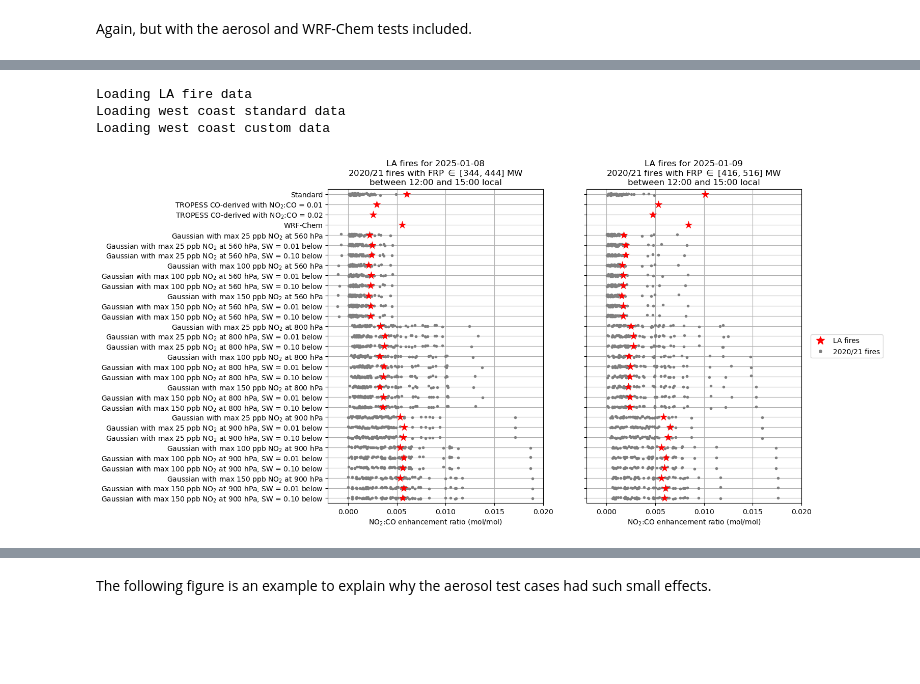
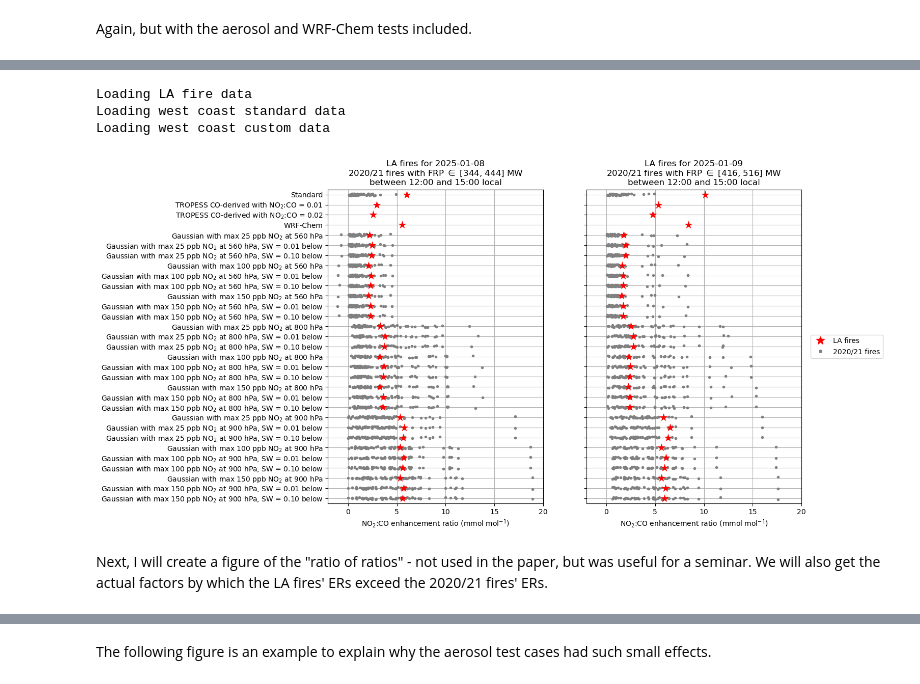
Before and after one commit to NASA-TROPESS/la-fires-2025-notebook, a Jupyter notebook: EST LA Fires.ipynb, the cells around one changed output, grey strips where cells are left out. Drawn from its saved outputs; the diff is of its cells as text; code cells hidden in the pictures; blank space fills up the shorter version.

```diff
--- a/EST LA Fires.ipynb
+++ b/EST LA Fires.ipynb
@@ -1351,7 +1370,7 @@ def make_custom_no2_comparison_plot(
             h1, h2 = hour_limits
             ax.set_title(f'LA fires for {date:%Y-%m-%d}\n2020/21 fires with FRP $\\in$ [{frp_min:.0f}, {frp_max:.0f}] MW\nbetween {h1}:00 and {h2}:00 local')
             ax.grid(True)
-            ax.set_xlabel('NO$_2$:CO enhancement ratio (mol/mol)')
+            ax.set_xlabel('NO$_2$:CO enhancement ratio (mmol mol$^{-1}$)')
             ax.set_ylabel('')
             if iax > 0:
                 ylabels = ax.get_yticklabels()
@@ -1417,7 +1436,7 @@ def collect_all_custom_retrievals(frp_provider, frp_range, scenes, local_hour_li
     for enh_dir in custom_enh_dirs:
         er_provider = nberf.SlopeErMultiSceneProvider(scenes, enh_dir)
         matched_df = nberf.match_frps_to_ers_many_files(
-            frp=frp_provider, er=er_provider, scenes=scenes, local_hour_limits=local_hour_limits
+            frp=frp_provider, er=er_provider, scenes=scenes, local_hour_limits=local_hour_limits, to_mmol_mol=True
         )
         matched_df = matched_df[[frp_col, 'er', 'er_unc', 'scene', 'subscene', 'fire_start']].rename(columns={frp_col: 'frp'})
 
@@ -1526,10 +1571,12 @@ Loading west coast custom data
 # %%
 axs = make_custom_no2_comparison_plot(local_hour_limits=[(12,15)], ax_height=8, custom_enh_tropess_dirs=ALL_LA_ONLY_CUSTOM_ENH_DIRS, custom_enh_gaussian_dirs=ALL_CUSTOM_GAUSSIAN_ENH_DIRS)
 for ax in axs.ravel():
-    ax.set_xticks(np.arange(0, 0.021, 0.005))
+    ax.set_xticks(np.arange(0, 21, 5))
 plt.savefig('figures/custom-no2-scenarios-with-aerosol-cases-1200-1500.pdf', bbox_inches='tight')
 # %% [output]
 Loading LA fire data
 Loading west coast standard data
 Loading west coast custom data
-[figure, old version]
+[figure, new version]
+# %% [markdown]
+Next, I will create a figure of the "ratio of ratios" - not used in the paper, but was useful for a seminar. We will also get the actual factors by which the LA fires' ERs exceed the 2020/21 fires' ERs.
```
Also changed, not shown: parts of 42 cells of this notebook, 2 other files.
